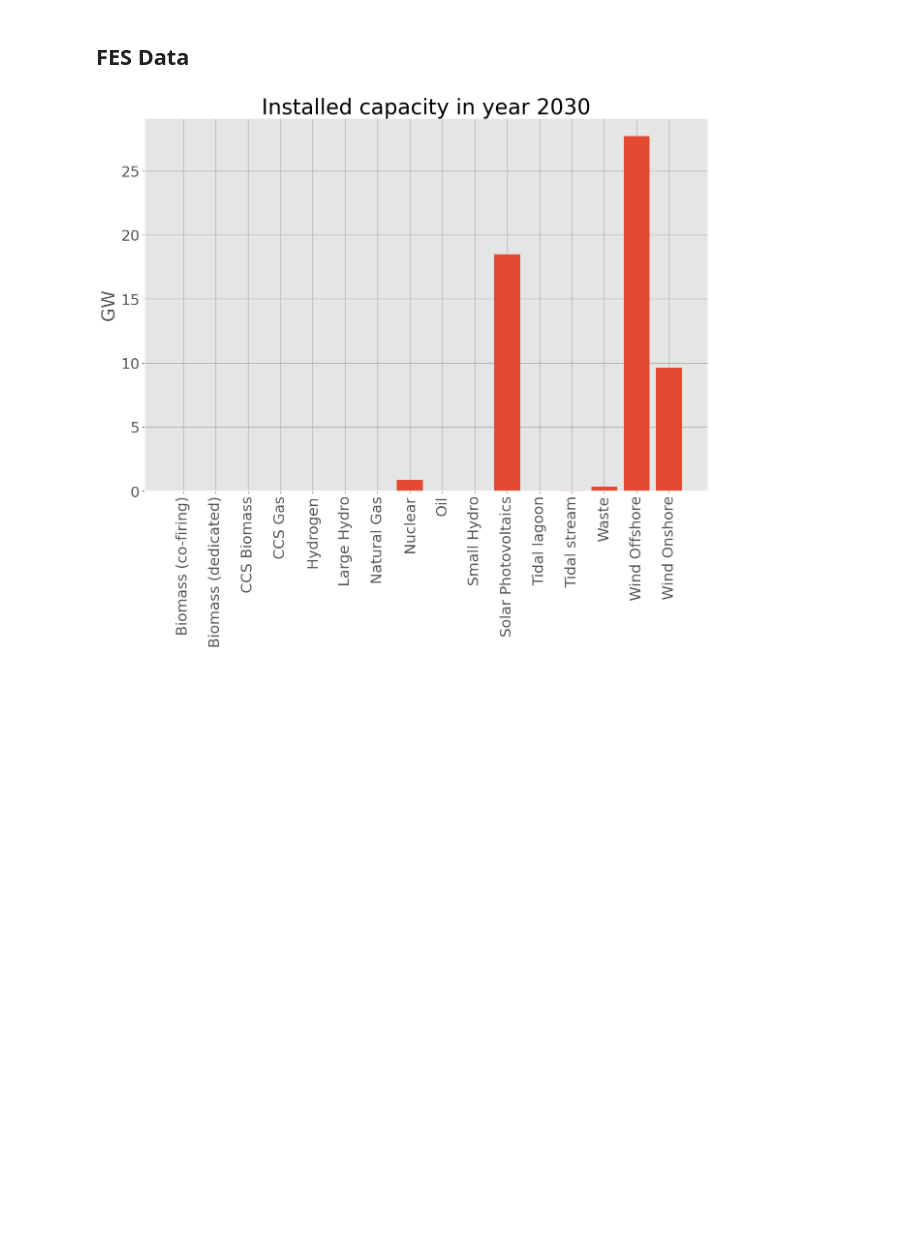
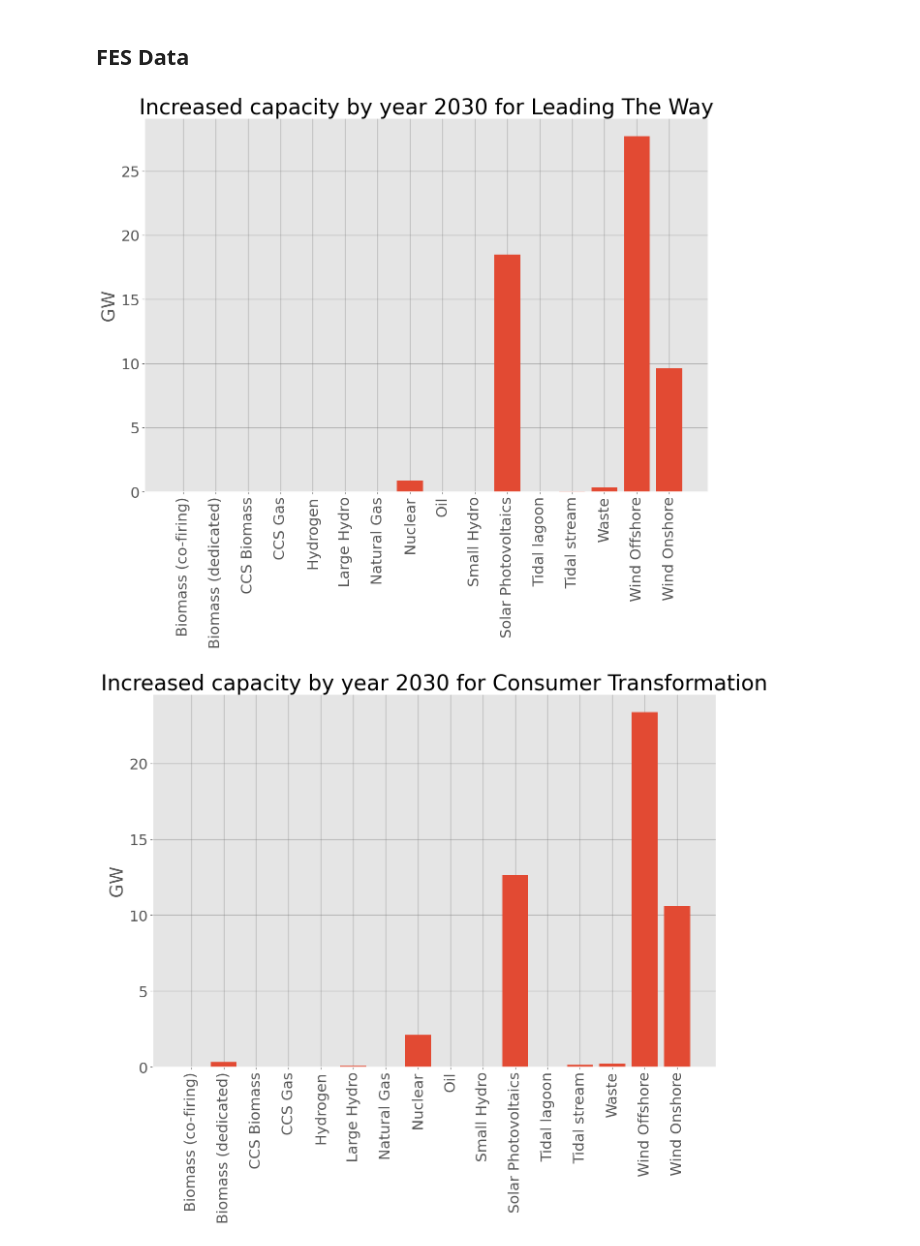
Before and after one commit to R4miZ1z/PyPSA-GB_2030, a Jupyter notebook: Ramiz/Costing_Analysis.ipynb, the cells around one changed output. Cells and saved outputs as stored; diff of their text form; code cells hidden in the pictures; blank space fills up the shorter version.

Commit message:
fixed and completed the costing analysis
Signed-off-by: Ramiz <ramizharis11@gmail.com>

```diff
--- a/Ramiz/Costing_Analysis.ipynb
+++ b/Ramiz/Costing_Analysis.ipynb
@@ -19,7 +21,7 @@ from data_reader_writer import data_writer
 # %% [markdown]
 # Costing Analysis of 2030 Generation
 # %%
-year = 20305
+year = 2030
 FES_scenario = "Leading The Way"
 FES_year = 2022
 euro_to_gbp = 1.20
@@ -97,6 +60,14 @@ nuclear: dict[str, float] = {
 # %% [markdown]
 ## FES Data
 # %%
-scenarios = ["Leading The Way", "Consumer Transformation", "System Transformation", ]
+scenarios = ["Leading The Way", "Consumer Transformation", "System Transformation", "Further Flex and Renewables",
+             "New Dispatch"]
+scenario_names = ["LTW", "CT", "ST", "FFR", "ND"]
+df_generators_2025s: list[pd.DataFrame] = []
+df_generators_2030s: list[pd.DataFrame] = []
+gen_p_nom_2025s: list[pd.Series] = []
+gen_p_nom_2030s: list[pd.Series] = []
+difference_fes: list[pd.Series] = []
+difference_neso: list[pd.Series] = []
 time_step = 1.0
 # %%
@@ -123,25 +91,42 @@ df_generators_2030 = pd.read_csv('LOPF_data/generators.csv', index_col=0)
 # %%
-generators_p_nom_2025 = df_generators_2025.p_nom.groupby(df_generators_2025.carrier).sum().sort_values()
-if year > 2020:
-    generators_p_nom_2025.drop('Unmet Load', inplace=True)
-generators_p_nom_2025.drop(generators_p_nom_2025[generators_p_nom_2025 < 50].index, inplace=True)
+for i in range(len(scenarios[:3])):
+    # 2025
+    gen_p_nom_2025 = df_generators_2025s[i].p_nom.groupby(df_generators_2025s[i].carrier).sum().sort_values()
+    if year > 2020:
+        gen_p_nom_2025.drop('Unmet Load', inplace=True)
+    gen_p_nom_2025.drop(gen_p_nom_2025[gen_p_nom_2025 < 50].index, inplace=True)
 
-generators_p_nom_2030 = df_generators_2030.p_nom.groupby(df_generators_2030.carrier).sum().sort_values()
-if year > 2020:
-    generators_p_nom_2030.drop('Unmet Load', inplace=True)
-generators_p_nom_2030.drop(generators_p_nom_2030[generators_p_nom_2030 < 50].index, inplace=True)
+    gen_p_nom_2025s.append(gen_p_nom_2025)
 
-difference_gen_p_nom = (generators_p_nom_2030 - generators_p_nom_2025).clip(lower=0.0)
-# print((generators_p_nom_2030 - generators_p_nom_2025).clip(lower=0.0))
+    # 2030
+    gen_p_nom_2030 = df_generators_2030s[i].p_nom.groupby(df_generators_2030s[i].carrier).sum().sort_values()
+    if year > 2020:
+        gen_p_nom_2030.drop('Unmet Load', inplace=True)
+    gen_p_nom_2030.drop(gen_p_nom_2030[gen_p_nom_2030 < 50].index, inplace=True)
 
-plt.rcParams.update({'font.size': 22})
-# bar chart
-plt.figure(figsize=(15, 10))
-plt.bar(difference_gen_p_nom.index, difference_gen_p_nom.values / 1000)
-plt.xticks(difference_gen_p_nom.index, rotation=90)
-plt.ylabel('GW')
-plt.grid(color='grey', linewidth=1, axis='both', alpha=0.5)
-plt.title('Increased capacity by year ' + str(year))
-plt.show()
+    gen_p_nom_2030s.append(gen_p_nom_2030)
+
+    # Difference
+    difference_gen_p_nom = (gen_p_nom_2030 - gen_p_nom_2025).clip(lower=0.0)
+    difference_fes.append(difference_gen_p_nom)
+
+    plt.rcParams.update({"font.size": 22})
+    # bar chart
+    plt.figure(figsize=(15, 10))
+    plt.bar(difference_fes[i].index, difference_fes[i].values / 1000)
+    plt.xticks(difference_fes[i].index, rotation=90)
+    plt.ylabel("GW")
+    plt.grid(color="grey", linewidth=1, axis="both", alpha=0.5)
+    plt.title("Increased capacity by year " + str(year) + " for " + scenarios[i])
+    plt.savefig(
+        "C:/Programming/PyPSA-GB_2030/Ramiz/Graphs/Costing/" + scenario_names[i] + "_increased_capacity_by_year_" + str(
+            year) + ".png",
+        format="png", bbox_inches='tight')
+    plt.savefig(
+        "C:/Programming/PyPSA-GB_2030/Ramiz/Graphs/Costing/" + scenario_names[i] + "_increased_capacity_by_year_" + str(
+            year) + ".pdf",
+        format="pdf", bbox_inches='tight')
+    plt.show()
 # %% [output]
-[figure, old version]
+[figure, new version]
+[figure, added]
```
Also changed, not shown: parts of 10 cells of this notebook.
